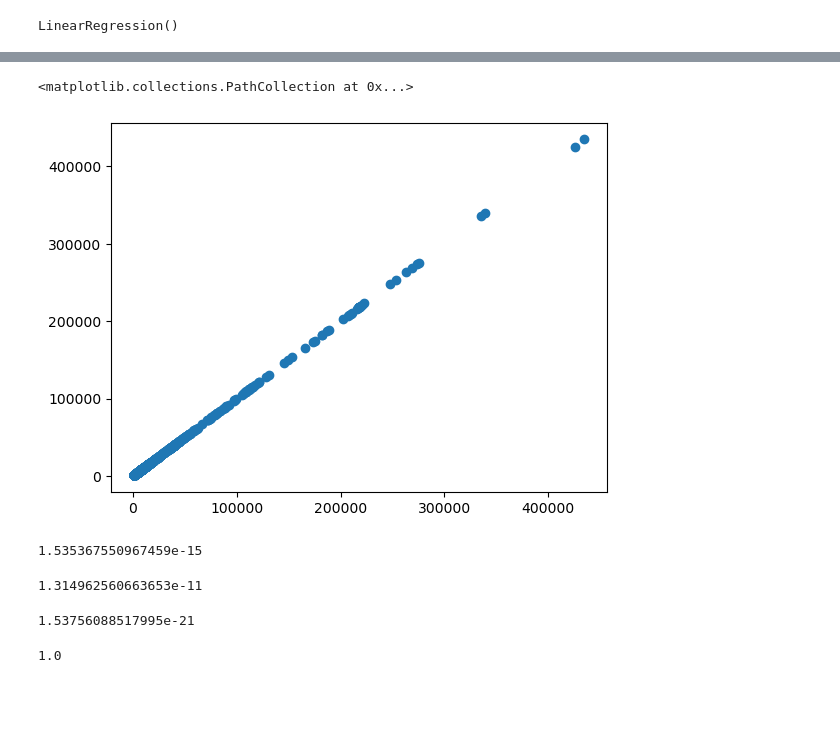
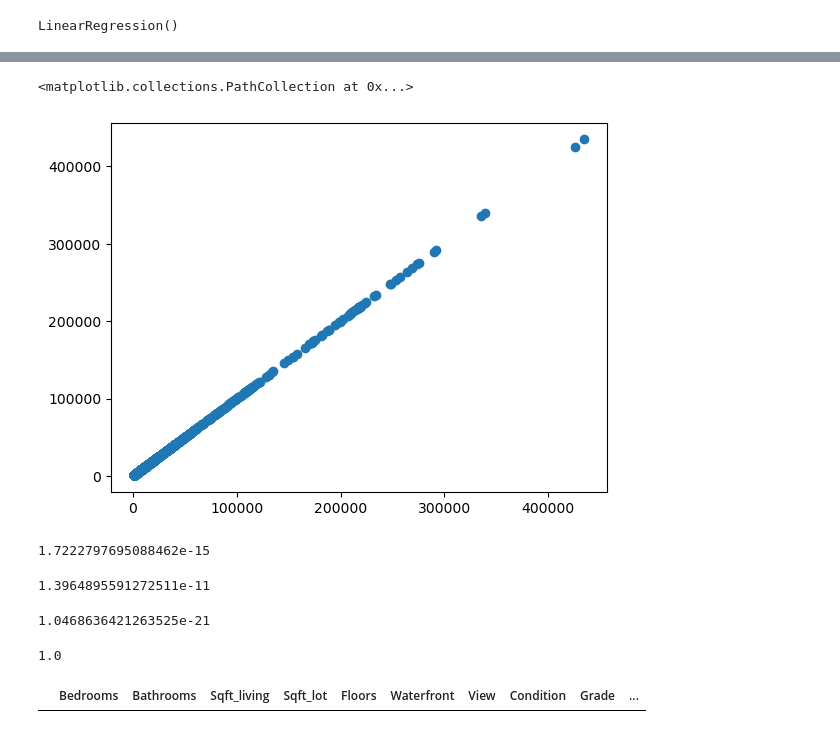
Before and after one commit to Bharatpathak08/CU-project, a Jupyter notebook: CU_with_accuracy_1.ipynb, the cells around one changed output, grey strips where cells are left out. Drawn from its saved outputs; the diff is of its cells as text; code cells hidden in the pictures; blank space fills up the shorter version.

```diff
--- a/CU_with_accuracy_1.ipynb
+++ b/CU_with_accuracy_1.ipynb
@@ -127,7 +127,7 @@ y.shape
 # %% [output]
 (21613,)
 # %%
-X_train, X_test, y_train, y_test = train_test_split(X, y, random_state=0, test_size=.15)
+X_train, X_test, y_train, y_test = train_test_split(X, y, random_state=0, test_size=.3)
 lin = LinearRegression()
 lin.fit(X_train, y_train)
 # %% [output]
@@ -151,22 +151,22 @@ import matplotlib.pyplot as plt
 plt.scatter(y_test,y_pred)
 # %% [output]
 <matplotlib.collections.PathCollection at 0x...>
-[figure, old version]
+[figure, new version]
 # %%
 from sklearn.metrics import mean_absolute_percentage_error
 mean_absolute_percentage_error(y_test,y_pred)
 # %% [output]
-1.535367550967459e-15
+1.7222797695088462e-15
 # %%
 from sklearn.metrics import mean_absolute_error
 mean_absolute_error(y_test,y_pred)
 # %% [output]
-1.314962560663653e-11
+1.3964895591272511e-11
 # %%
 from sklearn.metrics import mean_squared_error
 mean_squared_error(y_test,y_pred)
 # %% [output]
-1.53756088517995e-21
+1.0468636421263525e-21
 # %%
 y_pred = lin.predict(X_test)
 print(r2_score(y_test, y_pred))
@@ -175,8 +175,36 @@ print(r2_score(y_test, y_pred))
 # %%
 import pickle
 
 # Save the trained model as a pickle string.
 saved_model = pickle.dumps(lin)
 
 # Load the pickled model
-knn_from_pickle = pickle.loads(saved_model)
+pickleModel = pickle.loads(saved_model)
+
+
+
+features = [
+    "Bedrooms       ",
+    "Bathrooms      ",
+    "Sqft_living    ",
+    "Sqft_lot       ",
+    "Floors",
+    "Waterfront",
+    "View           ",
+    "Condition",
+    "Grade",
+    "Sqft_above",
+    "Sqft_basement  ",
+    "Yr_built        ",
+    "Yr_renovated",
+    "zipcode        ",
+    "Lat",
+    "Long           ",
+    "Sqft_living15        ",
+    "Sqft_lot15"
+]
+# Creating a DF for these features
+df = pd.DataFrame(columns=features)
+df
+# %% [output]
+|  | Bedrooms | Bathrooms | Sqft_living | Sqft_lot | Floors | Waterfront | View | Condition | Grade | ... |
```
Also changed, not shown: parts of 6 cells of this notebook.
